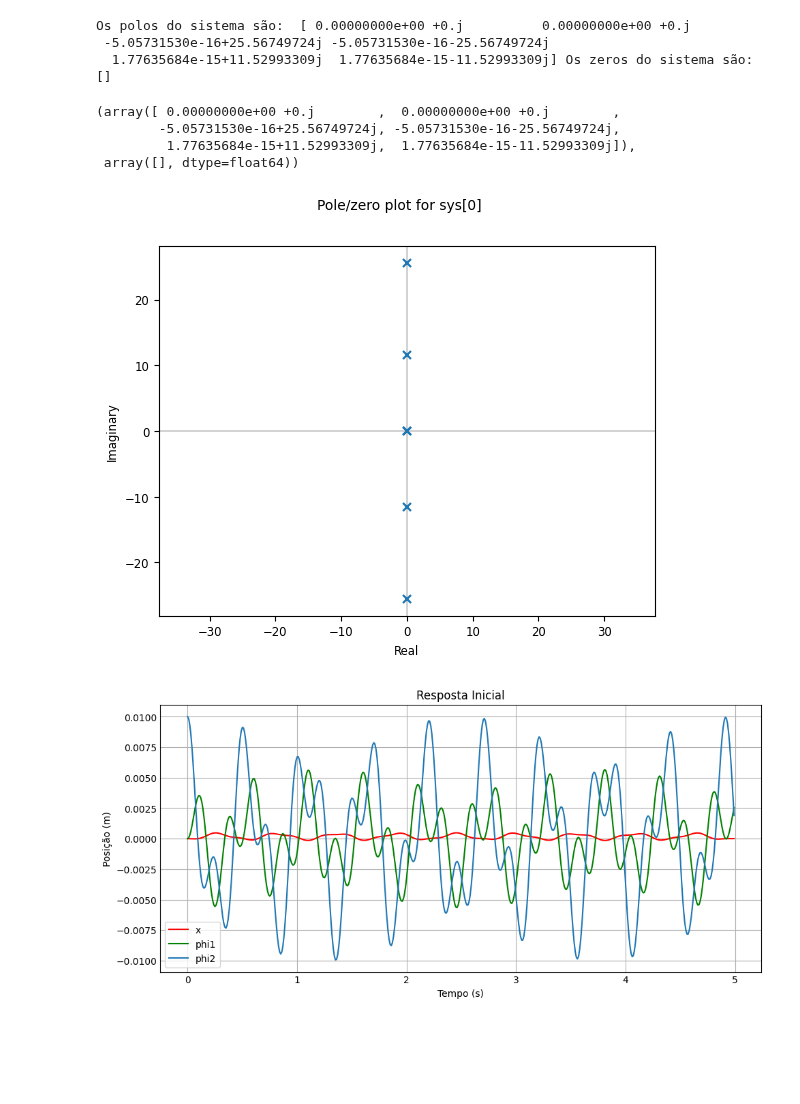
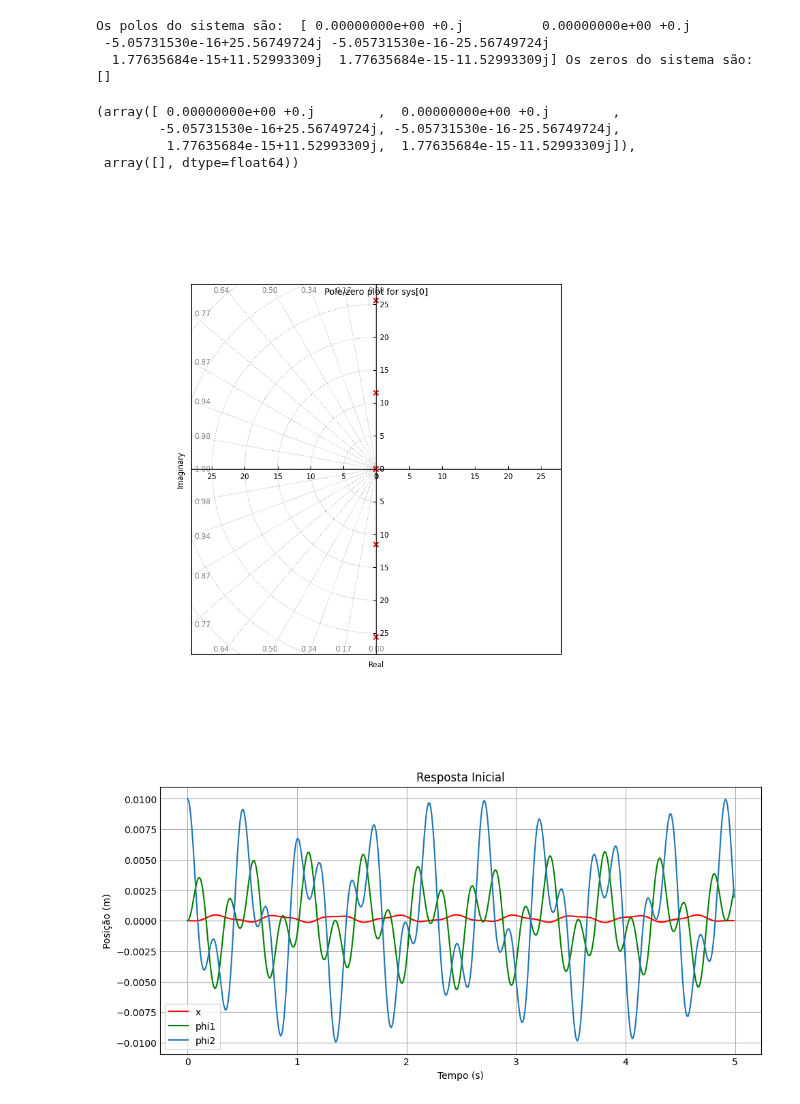
Before and after one commit to thebrendonbarbosa/Projeto_TCC_DPI_Thalyson, a Jupyter notebook: scripts/modelagem_sistema_duplo_pêndulo.ipynb, the cells around one changed output. Saved outputs shown, nothing was run; the diff lists cells and outputs as text; code cells hidden in the pictures; blank space fills up the shorter version.

```diff
--- a/scripts/modelagem_sistema_duplo_pêndulo.ipynb
+++ b/scripts/modelagem_sistema_duplo_pêndulo.ipynb
@@ -234,13 +234,14 @@ Os polos do sistema são:  [ 0.00000000e+00 +0.j          0.00000000e+00 +0.j
   1.77635684e-15+11.52993309j  1.77635684e-15-11.52993309j] Os zeros do sistema são:  []
 # %%
 # Pólos do sistema
-ct.pzmap(sys ,plot=True)
+plt.figure(figsize=(6, 6))
+ct.pzmap(sys ,plot=True,grid=True,marker_color='r')
 # %% [output]
 (array([ 0.00000000e+00 +0.j        ,  0.00000000e+00 +0.j        ,
         -5.05731530e-16+25.56749724j, -5.05731530e-16-25.56749724j,
          1.77635684e-15+11.52993309j,  1.77635684e-15-11.52993309j]),
  array([], dtype=float64))
-[figure, old version]
+[figure, new version]
 # %%
 # Discretizando
 dt = 0.01
```
